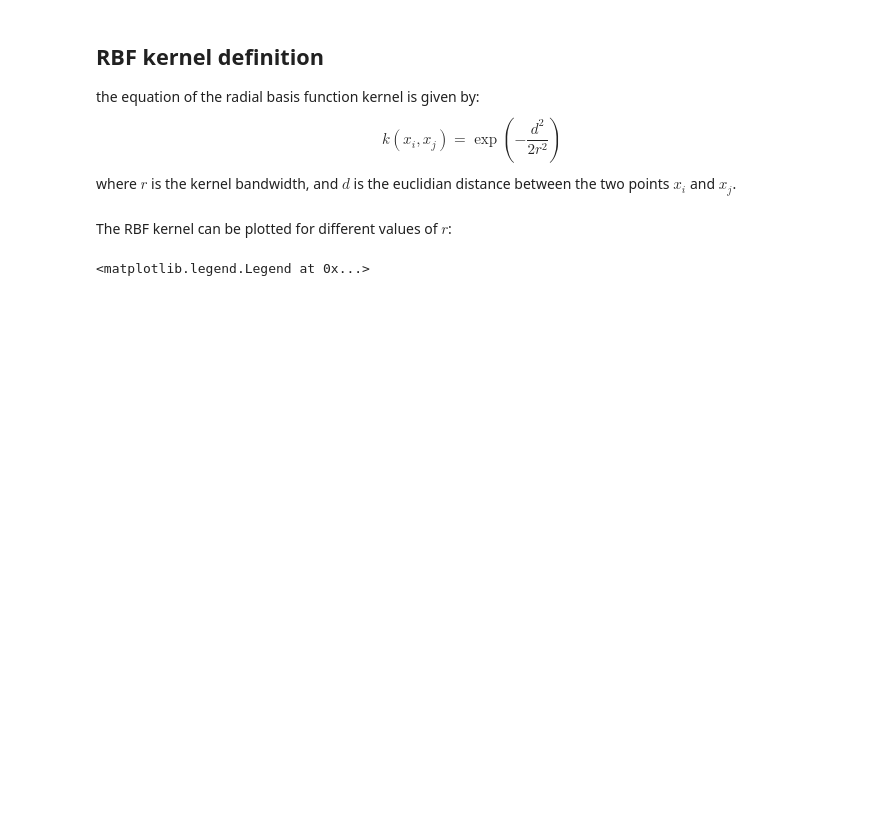
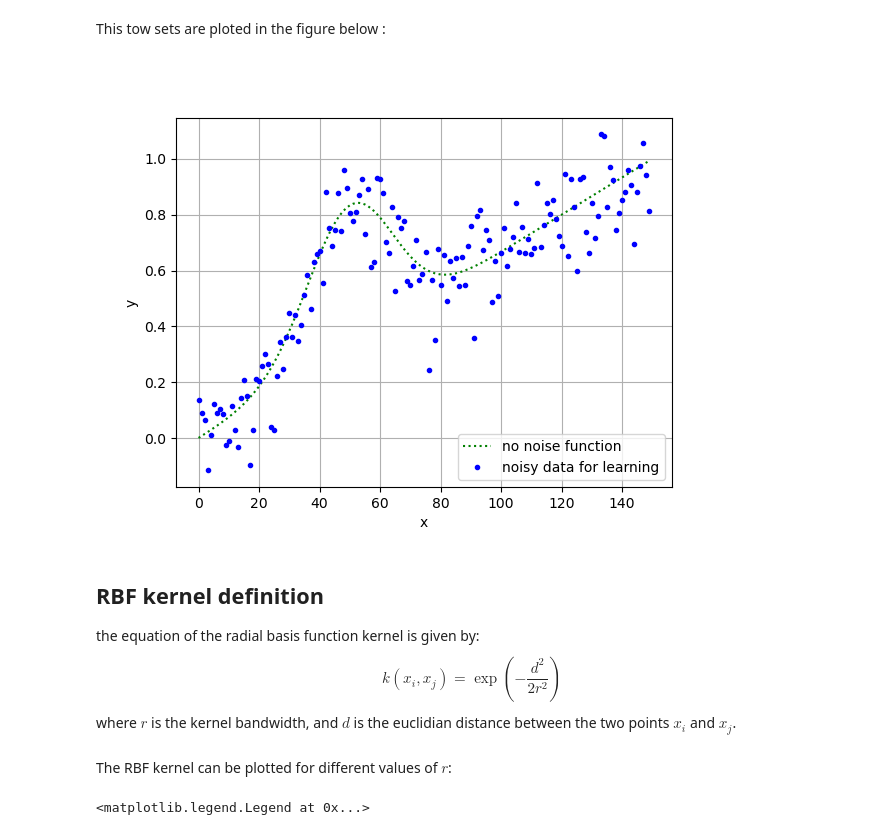
Before and after one commit to EmileRouxSMB/EmileRouxSMB.github.io, a Jupyter notebook: assets/jupyter/RBF-tuto1.ipynb, the cells around one changed output. Saved outputs shown, nothing was run; the diff lists cells and outputs as text; code cells hidden in the pictures; blank space fills up the shorter version.

```diff
--- a/assets/jupyter/RBF-tuto1.ipynb
+++ b/assets/jupyter/RBF-tuto1.ipynb
@@ -48,3 +44,17 @@ plt.show()
+# %% [markdown]
+This tow sets are ploted in the figure below :
+# %%
+
+plt.figure()
+plt.plot(X_true, Y_true, ':g', label ='no noise function')
+plt.plot(X_l, Y_l, '.b', label ='noisy data for learning')
+plt.xlabel('x')
+plt.ylabel('y')
+plt.grid()
+plt.legend()
+plt.show()
+# %% [output]
+[figure, added]
 # %% [markdown]
 ## RBF kernel definition
 the equation of the radial basis function kernel is given by:
```
Also changed, not shown: parts of 11 cells of this notebook, 2 other files.
